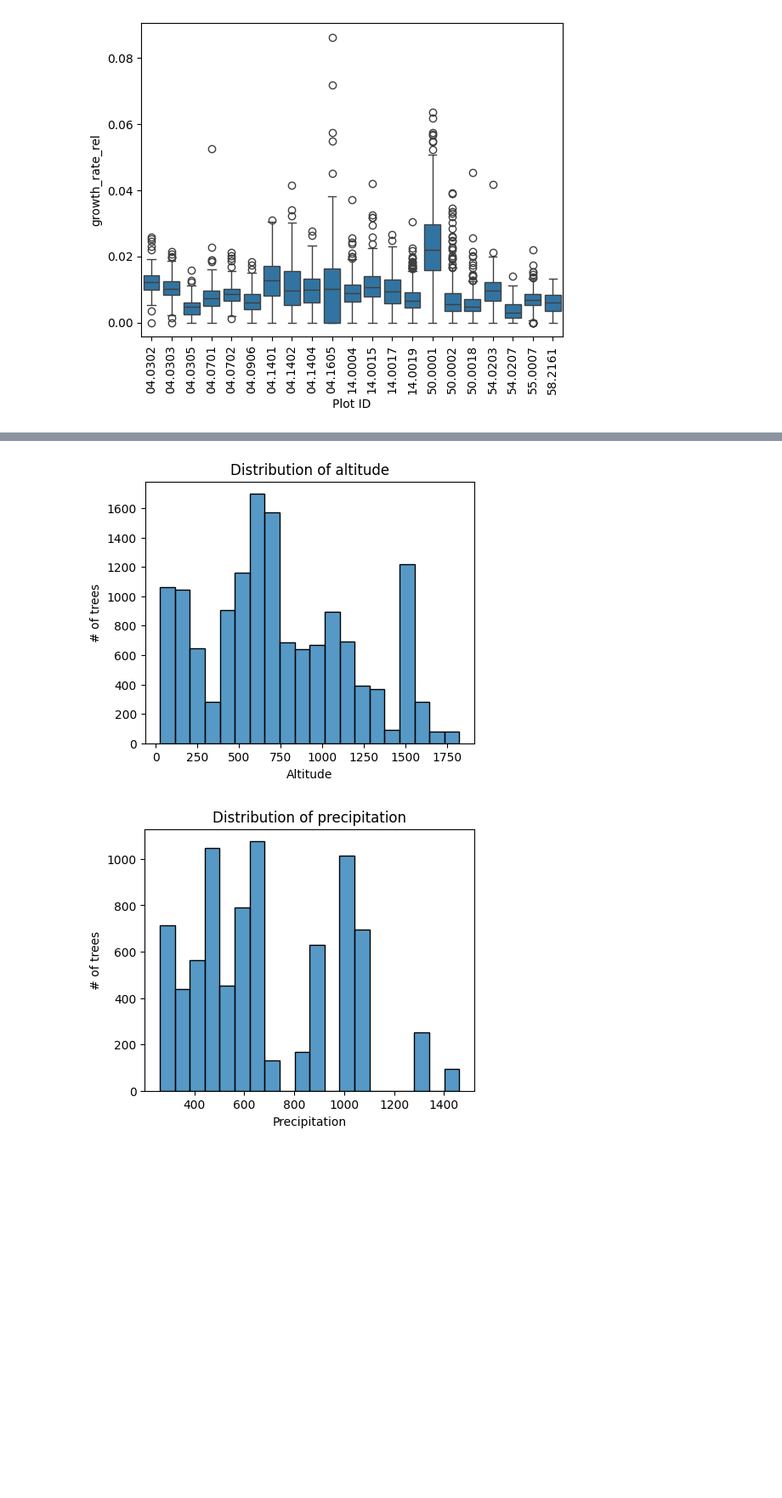
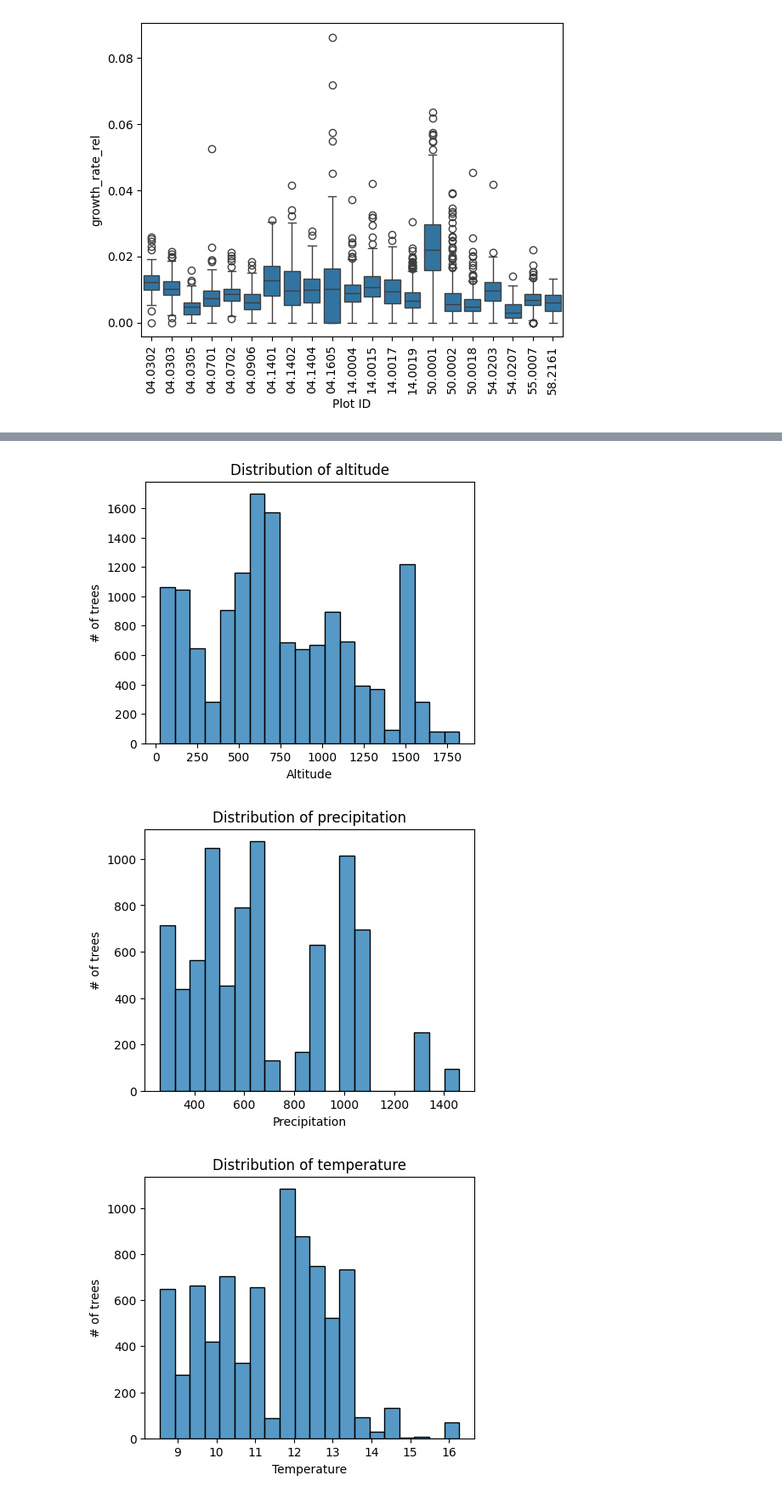
Before and after one commit to simlab-vs/icp-forest-xai, a Jupyter notebook: explore.ipynb, the cells around one changed output, grey strips where cells are left out. Shown at 85% size. Saved outputs shown, nothing was run; the diff lists cells and outputs as text; code cells hidden in the pictures; blank space fills up the shorter version.

```diff
--- a/explore.ipynb
+++ b/explore.ipynb
@@ -109,4 +142,11 @@ sns.histplot(df["soph_avg_precip"], bins=20)
 plt.xlabel("Precipitation")
 plt.ylabel("# of trees")
 plt.title("Distribution of precipitation")
+
+# Plot distributions of temperature
+plt.figure(figsize=(5, 4))
+sns.histplot(df["soph_avg_temp"], bins=20)
+plt.xlabel("Temperature")
+plt.ylabel("# of trees")
+plt.title("Distribution of temperature")
 # %% [output]
@@ -114,3 +154,4 @@ Text(0.5, 1.0, 'Distribution of precipitation')
 [figure]
 [figure]
 [figure]
+[figure, added]
```
Also changed, not shown: parts of 6 cells of this notebook, 7 other files.
